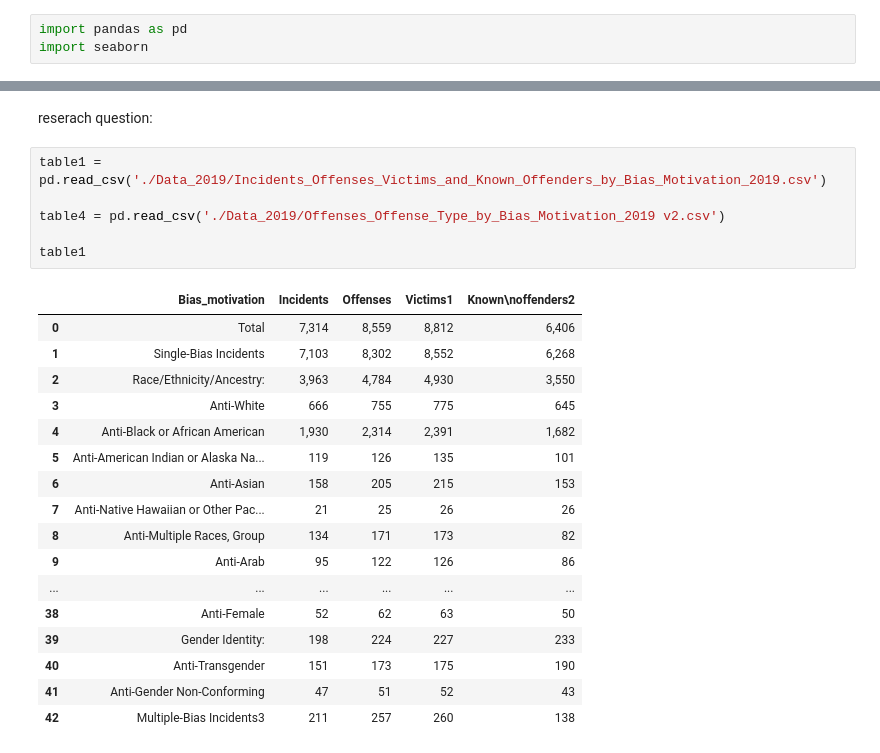
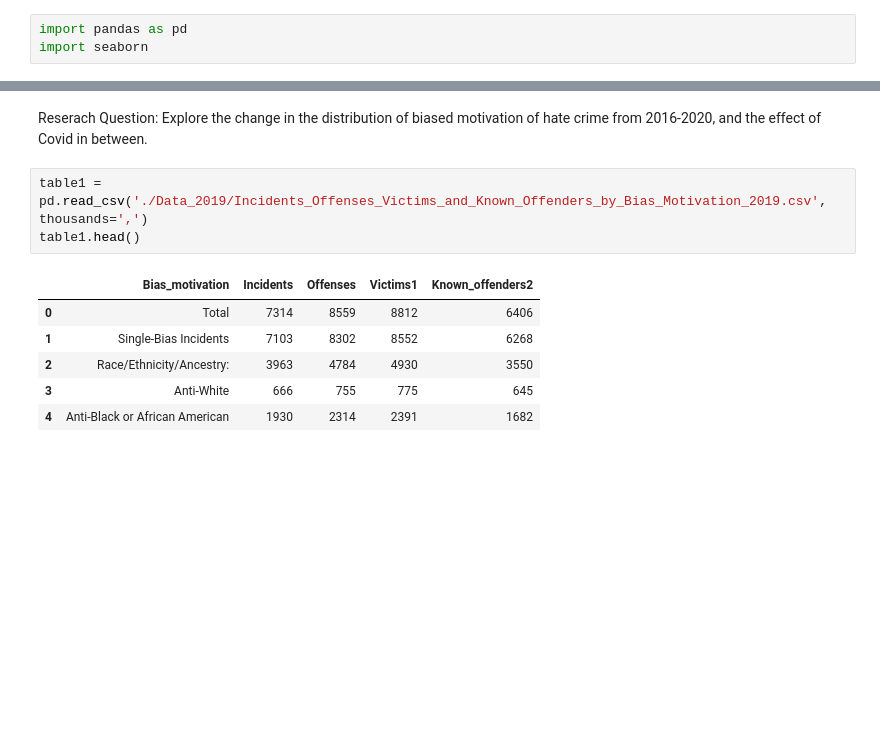
Before and after one commit to ChenTsizhen/2950_Project, a Jupyter notebook: masterNotebook.ipynb, the cells around one changed output, grey strips where cells are left out. Cells and saved outputs as stored; diff of their text form; blank space fills up the shorter version.

```diff
--- a/masterNotebook.ipynb
+++ b/masterNotebook.ipynb
@@ -14,26 +17,12 @@ import seaborn
-# %% [markdown]
-reserach question:
+# %% [markdown]
+Reserach Question: Explore the change in the distribution of biased motivation of hate crime from 2016-2020, and the effect of Covid in between.
 # %%
-table1 = pd.read_csv('./Data_2019/Incidents_Offenses_Victims_and_Known_Offenders_by_Bias_Motivation_2019.csv')
-
-table4 = pd.read_csv('./Data_2019/Offenses_Offense_Type_by_Bias_Motivation_2019 v2.csv')
-
-table1
+table1 = pd.read_csv('./Data_2019/Incidents_Offenses_Victims_and_Known_Offenders_by_Bias_Motivation_2019.csv', thousands=',')
+table1.head()
 # %% [output]
-|  | Bias_motivation | Incidents | Offenses | Victims1 | Known\noffenders2 |
-| 0 | Total | 7,314 | 8,559 | 8,812 | 6,406 |
-| 1 | Single-Bias Incidents | 7,103 | 8,302 | 8,552 | 6,268 |
-| 2 | Race/Ethnicity/Ancestry: | 3,963 | 4,784 | 4,930 | 3,550 |
+|  | Bias_motivation | Incidents | Offenses | Victims1 | Known_offenders2 |
+| 0 | Total | 7314 | 8559 | 8812 | 6406 |
+| 1 | Single-Bias Incidents | 7103 | 8302 | 8552 | 6268 |
+| 2 | Race/Ethnicity/Ancestry: | 3963 | 4784 | 4930 | 3550 |
 | 3 | Anti-White | 666 | 755 | 775 | 645 |
-| 4 | Anti-Black or African American | 1,930 | 2,314 | 2,391 | 1,682 |
-| 5 | Anti-American Indian or Alaska Na... | 119 | 126 | 135 | 101 |
-| 6 | Anti-Asian | 158 | 205 | 215 | 153 |
-| 7 | Anti-Native Hawaiian or Other Pac... | 21 | 25 | 26 | 26 |
-| 8 | Anti-Multiple Races, Group | 134 | 171 | 173 | 82 |
-| 9 | Anti-Arab | 95 | 122 | 126 | 86 |
-| ... | ... | ... | ... | ... | ... |
-| 38 | Anti-Female | 52 | 62 | 63 | 50 |
-| 39 | Gender Identity: | 198 | 224 | 227 | 233 |
-| 40 | Anti-Transgender | 151 | 173 | 175 | 190 |
-| 41 | Anti-Gender Non-Conforming | 47 | 51 | 52 | 43 |
-| 42 | Multiple-Bias Incidents3 | 211 | 257 | 260 | 138 |
+| 4 | Anti-Black or African American | 1930 | 2314 | 2391 | 1682 |
```
Also changed, not shown: parts of 5 cells of this notebook, 7 other files.
